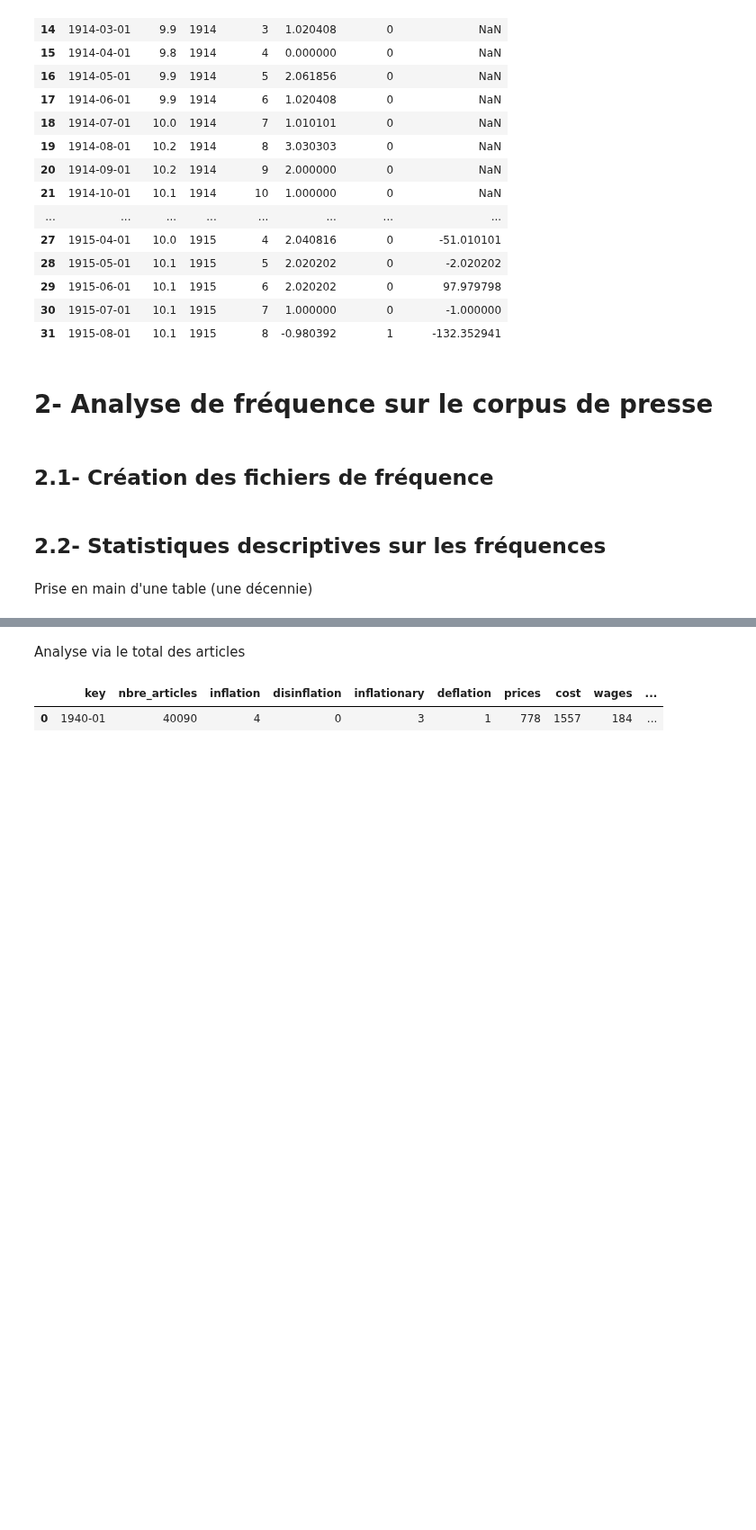
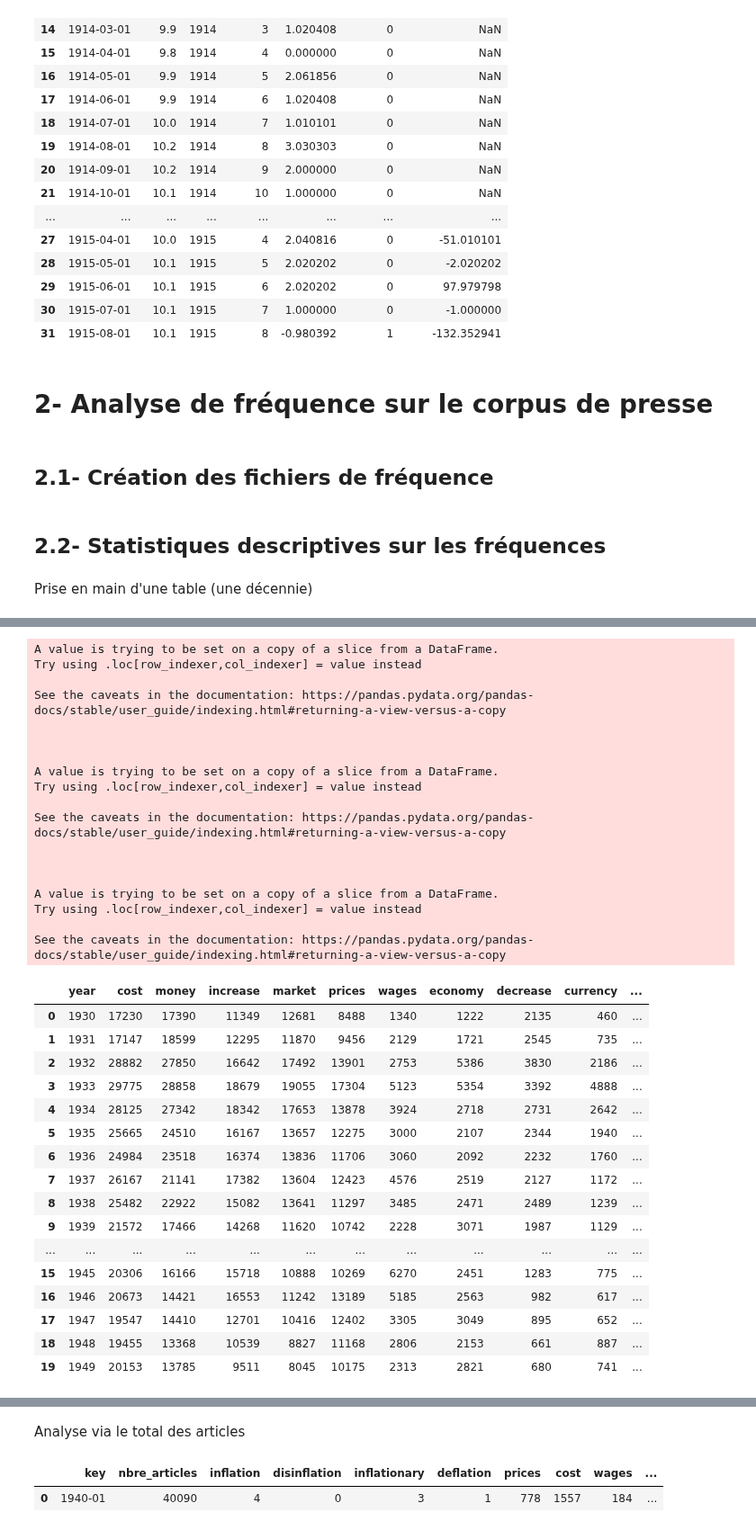
Before and after one commit to Rapamel/ProjetPythonDatascience, a Jupyter notebook: Main_Inflation.ipynb, the cells around one changed output, grey strips where cells are left out. Shown at 90% size. Cells and saved outputs as stored; diff of their text form; code cells hidden in the pictures; blank space fills up the shorter version.

```diff
--- a/Main_Inflation.ipynb
+++ b/Main_Inflation.ipynb
@@ -381,5 +381,8 @@ for date in dates:
     )
 
     df[f"freq_{date}"] = pd.read_csv(url)
+# %%
+# Création d'une table sur toute la période RAJOUTER ANNEES 20
+freq_tot=pd.concat([df["freq_1930_1939"],df["freq_1940_1949"],df["freq_1950_1959"],df["freq_1960_1963"]])
 # %% [markdown]
 Prise en main d'une table (une décennie)
@@ -470,0 +470,26 @@ Total variance explained by 2 components: 0.33307282904205965
+# %%
+sections = [col for col in int_words if col not in ['key','nbre_articles']]
+print(sections)
+
+
+# Transform DataFrame from Wide to Long Format
+df_long = freq_sub.melt(
+    id_vars='key',
+    value_vars=sections,
+    var_name='Section',
+    value_name='Value'
+)
+
+graph = px.bar(
+    df_long,
+    x='key',
+    y='Value',
+    color='Section',
+    title='Termes dans le champ lexical de linflation',
+    labels={'Value': 'nb articles', 'key': 'Dates'}
+)
+
+
+graph.update_layout(template="plotly_dark")
+
+graph.show(config={"scrollZoom": True, "displayModeBar": True})
@@ -470,0 +498,51 @@ Total variance explained by 2 components: 0.33307282904205965
+# %%
+# Création d'une table annuelle
+# Transformation des éléments de la colonne key en objet date
+freq_sub['date'] = pd.to_datetime(freq_sub['key'])
+freq_sub['year'] = freq_sub['date'].dt.year
+freq_sub['month'] = freq_sub['date'].dt.month
+
+freq=sections
+freq.append('nbre_articles')
+
+freq_an = freq_sub.groupby(['year'])[freq].sum()
+
+freq_an=freq_an.reset_index()
+
+freq_an.head(20)
+# %% [output]
+A value is trying to be set on a copy of a slice from a DataFrame.
+Try using .loc[row_indexer,col_indexer] = value instead
+
+See the caveats in the documentation: https://pandas.pydata.org/pandas-docs/stable/user_guide/indexing.html#returning-a-view-versus-a-copy
+
+
+
+A value is trying to be set on a copy of a slice from a DataFrame.
+Try using .loc[row_indexer,col_indexer] = value instead
+
+See the caveats in the documentation: https://pandas.pydata.org/pandas-docs/stable/user_guide/indexing.html#returning-a-view-versus-a-copy
+
+
+
+A value is trying to be set on a copy of a slice from a DataFrame.
+Try using .loc[row_indexer,col_indexer] = value instead
+
+See the caveats in the documentation: https://pandas.pydata.org/pandas-docs/stable/user_guide/indexing.html#returning-a-view-versus-a-copy
+|  | year | cost | money | increase | market | prices | wages | economy | decrease | currency | ... |
+| 0 | 1930 | 17230 | 17390 | 11349 | 12681 | 8488 | 1340 | 1222 | 2135 | 460 | ... |
+| 1 | 1931 | 17147 | 18599 | 12295 | 11870 | 9456 | 2129 | 1721 | 2545 | 735 | ... |
+| 2 | 1932 | 28882 | 27850 | 16642 | 17492 | 13901 | 2753 | 5386 | 3830 | 2186 | ... |
+| 3 | 1933 | 29775 | 28858 | 18679 | 19055 | 17304 | 5123 | 5354 | 3392 | 4888 | ... |
+| 4 | 1934 | 28125 | 27342 | 18342 | 17653 | 13878 | 3924 | 2718 | 2731 | 2642 | ... |
+| 5 | 1935 | 25665 | 24510 | 16167 | 13657 | 12275 | 3000 | 2107 | 2344 | 1940 | ... |
+| 6 | 1936 | 24984 | 23518 | 16374 | 13836 | 11706 | 3060 | 2092 | 2232 | 1760 | ... |
+| 7 | 1937 | 26167 | 21141 | 17382 | 13604 | 12423 | 4576 | 2519 | 2127 | 1172 | ... |
+| 8 | 1938 | 25482 | 22922 | 15082 | 13641 | 11297 | 3485 | 2471 | 2489 | 1239 | ... |
+| 9 | 1939 | 21572 | 17466 | 14268 | 11620 | 10742 | 2228 | 3071 | 1987 | 1129 | ... |
+| ... | ... | ... | ... | ... | ... | ... | ... | ... | ... | ... | ... |
+| 15 | 1945 | 20306 | 16166 | 15718 | 10888 | 10269 | 6270 | 2451 | 1283 | 775 | ... |
+| 16 | 1946 | 20673 | 14421 | 16553 | 11242 | 13189 | 5185 | 2563 | 982 | 617 | ... |
+| 17 | 1947 | 19547 | 14410 | 12701 | 10416 | 12402 | 3305 | 3049 | 895 | 652 | ... |
+| 18 | 1948 | 19455 | 13368 | 10539 | 8827 | 11168 | 2806 | 2153 | 661 | 887 | ... |
+| 19 | 1949 | 20153 | 13785 | 9511 | 8045 | 10175 | 2313 | 2821 | 680 | 741 | ... |
```
Also changed, not shown: parts of 39 cells of this notebook, 2 other files.
